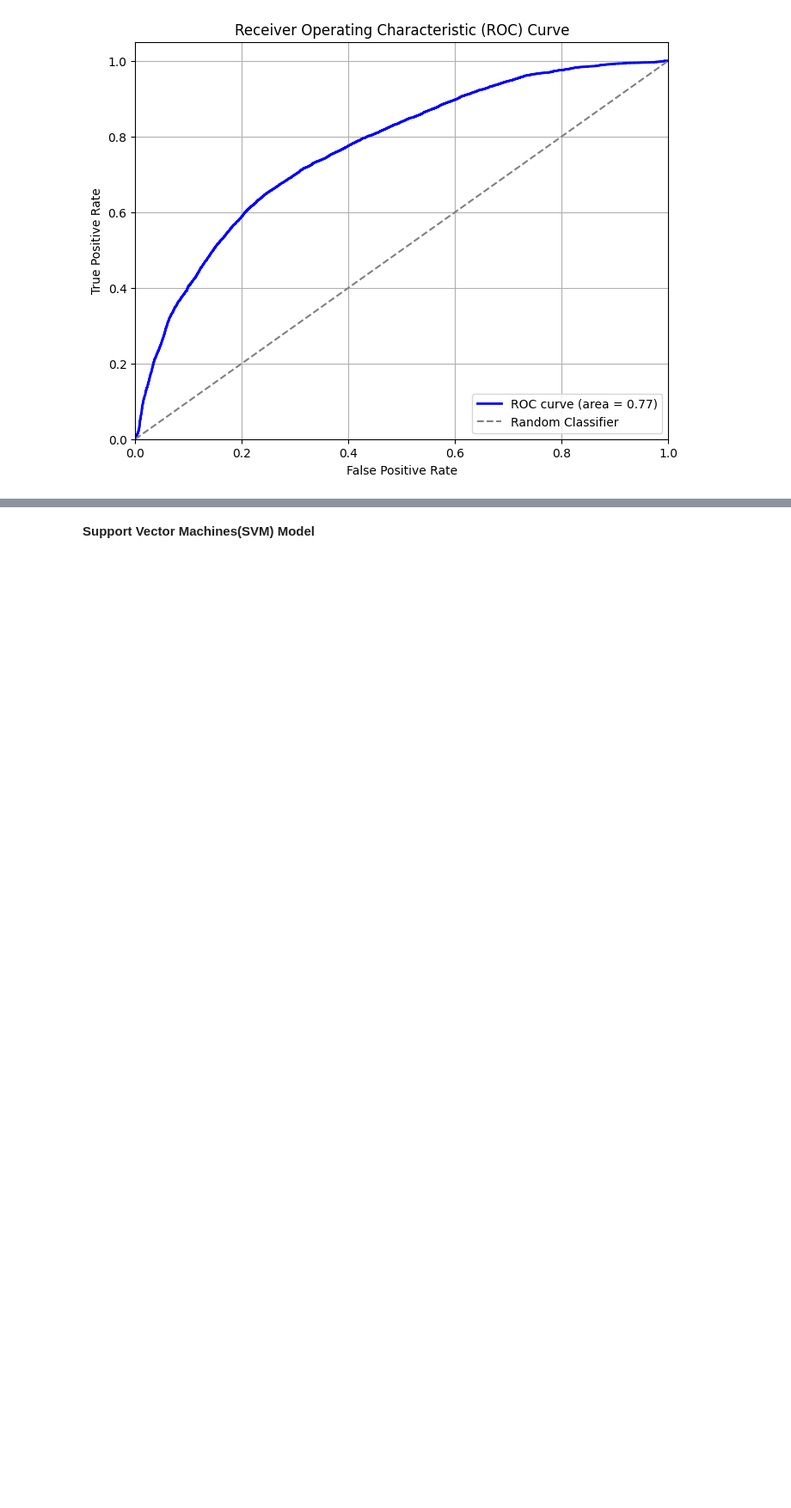
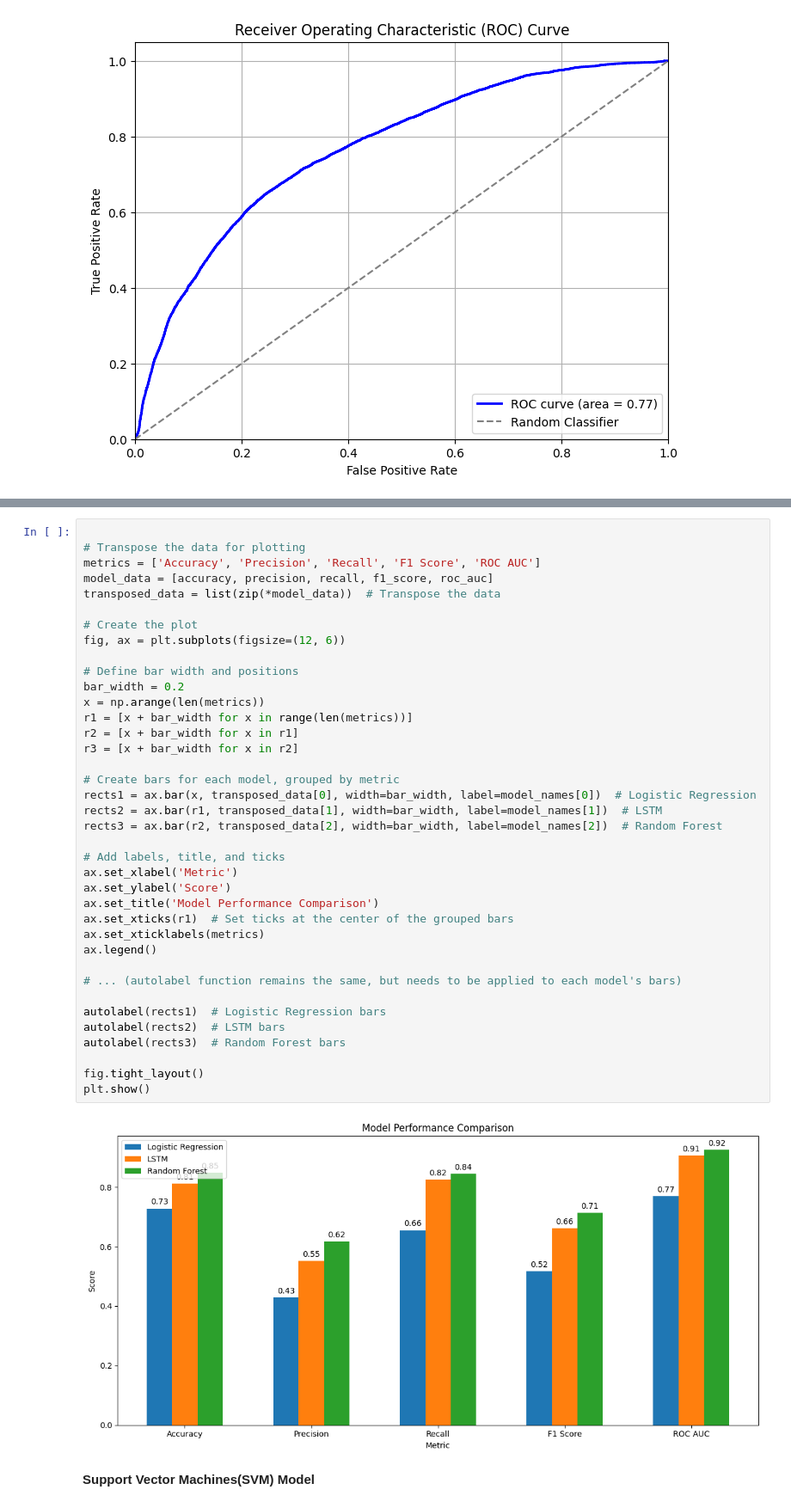
Before and after one commit to tasleema17/FINAL_PROJECT_22034202, a Jupyter notebook: FloodPredictionCode.ipynb, the cells around one changed output, grey strips where cells are left out. Shown at 86% size. Drawn from its saved outputs; the diff is of its cells as text; blank space fills up the shorter version.

```diff
--- a/FloodPredictionCode.ipynb
+++ b/FloodPredictionCode.ipynb
@@ -589,3 +639,43 @@ F1 Score: 0.5169477186847894
+# %%
+
+# Transpose the data for plotting
+metrics = ['Accuracy', 'Precision', 'Recall', 'F1 Score', 'ROC AUC']
+model_data = [accuracy, precision, recall, f1_score, roc_auc]
+transposed_data = list(zip(*model_data))  # Transpose the data
+
+# Create the plot
+fig, ax = plt.subplots(figsize=(12, 6))
+
+# Define bar width and positions
+bar_width = 0.2
+x = np.arange(len(metrics))
+r1 = [x + bar_width for x in range(len(metrics))]
+r2 = [x + bar_width for x in r1]
+r3 = [x + bar_width for x in r2]
+
+# Create bars for each model, grouped by metric
+rects1 = ax.bar(x, transposed_data[0], width=bar_width, label=model_names[0])  # Logistic Regression
+rects2 = ax.bar(r1, transposed_data[1], width=bar_width, label=model_names[1])  # LSTM
+rects3 = ax.bar(r2, transposed_data[2], width=bar_width, label=model_names[2])  # Random Forest
+
+# Add labels, title, and ticks
+ax.set_xlabel('Metric')
+ax.set_ylabel('Score')
+ax.set_title('Model Performance Comparison')
+ax.set_xticks(r1)  # Set ticks at the center of the grouped bars
+ax.set_xticklabels(metrics)
+ax.legend()
+
+# ... (autolabel function remains the same, but needs to be applied to each model's bars)
+
+autolabel(rects1)  # Logistic Regression bars
+autolabel(rects2)  # LSTM bars
+autolabel(rects3)  # Random Forest bars
+
+fig.tight_layout()
+plt.show()
+# %% [output]
+[figure, added]
 # %% [markdown]
 **Support Vector Machines(SVM) Model**
 # %%
```
Also changed, not shown: parts of 9 cells of this notebook.
